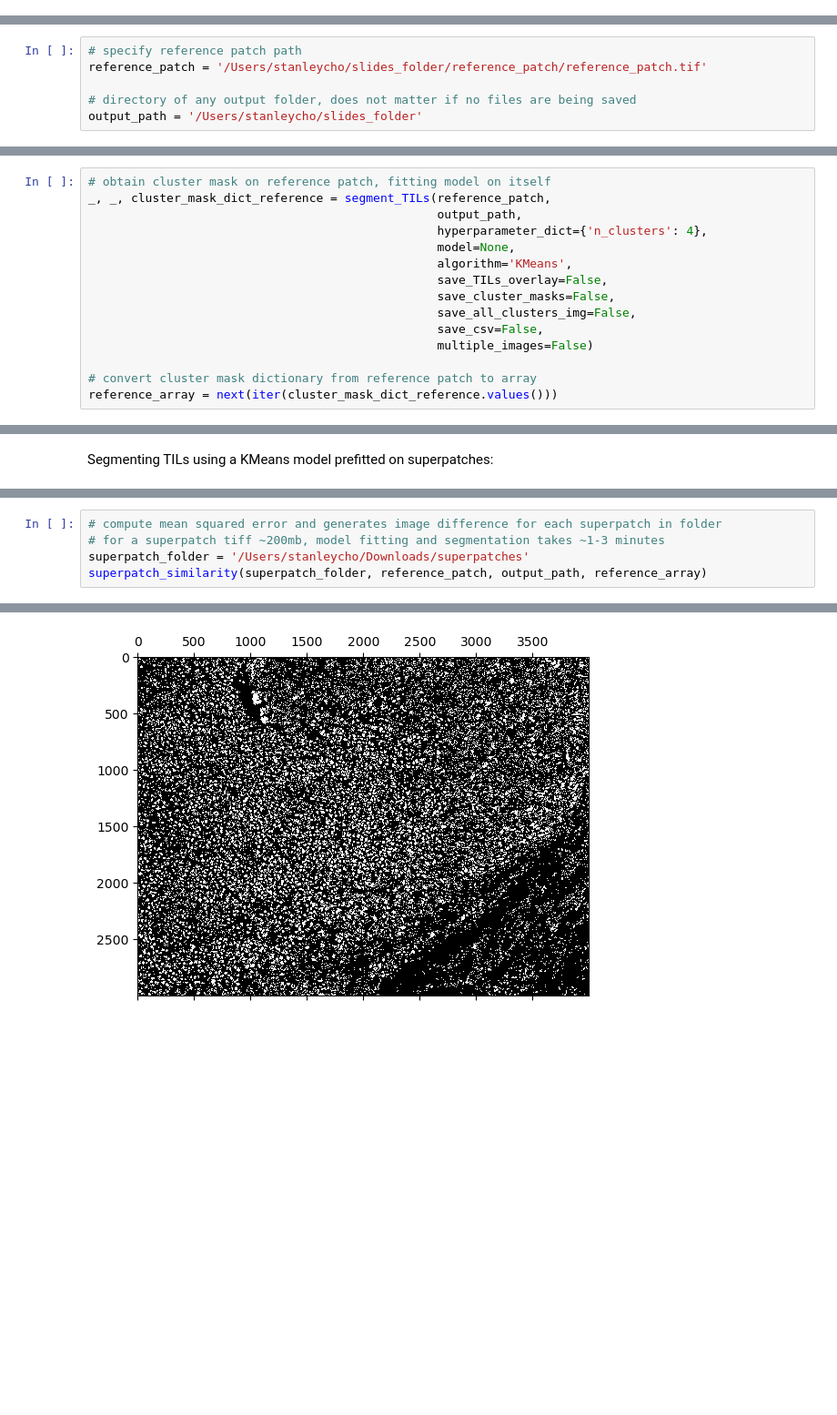
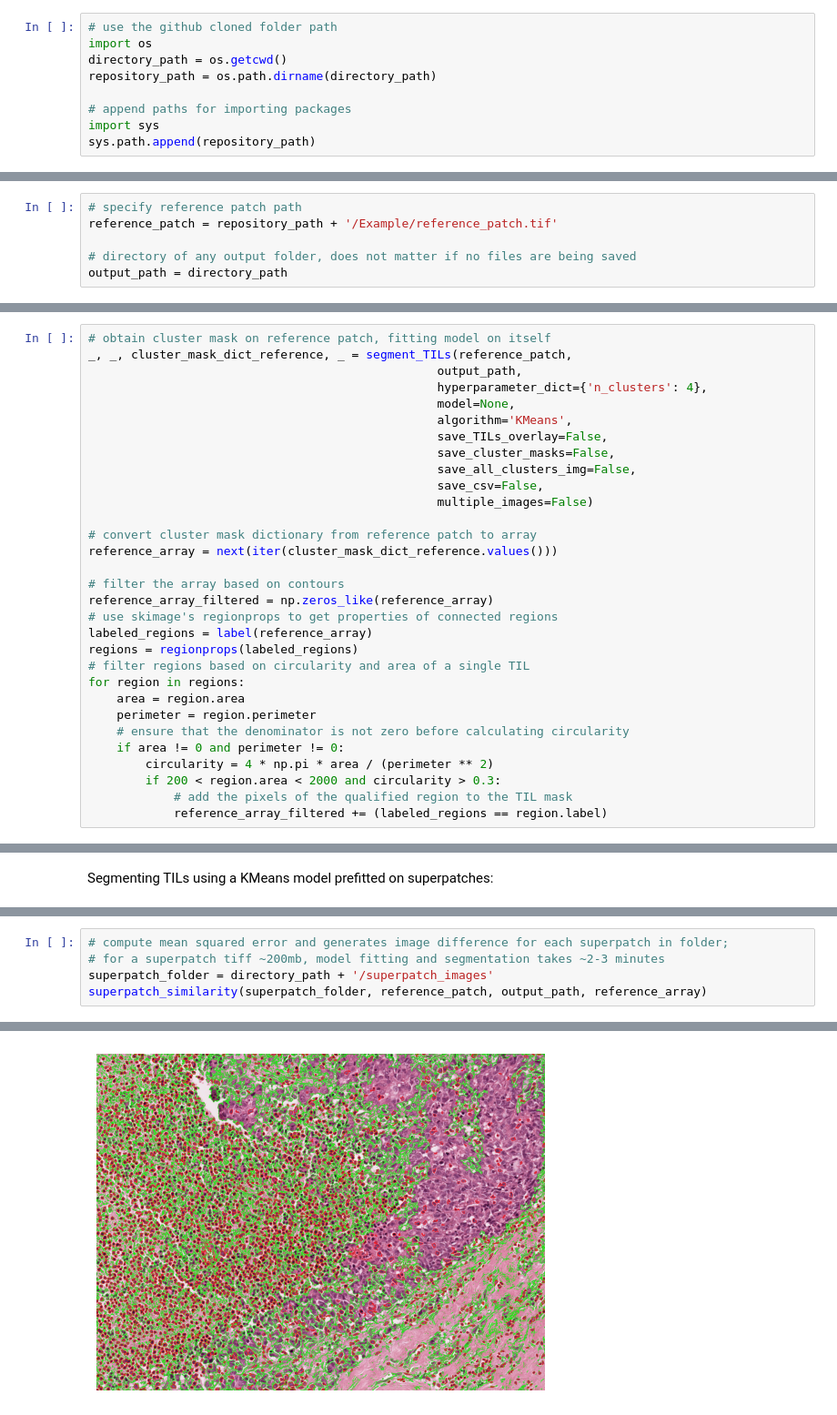
Before and after one commit to TILseg/TILseg, a Jupyter notebook: Example/similarity_use.ipynb, the cells around one changed output, grey strips where cells are left out. Shown at 91% size. Saved outputs shown, nothing was run; the diff lists cells and outputs as text; blank space fills up the shorter version.

Commit message:
fixed paths

```diff
--- a/Example/similarity_use.ipynb
+++ b/Example/similarity_use.ipynb
@@ -5,2 +5,11 @@ This part utilizes KMeans_superpatch_fit and segment_TILs from seg.py to segment
+# %%
+# use the github cloned folder path
+import os
+directory_path = os.getcwd()
+repository_path = os.path.dirname(directory_path)
+
+# append paths for importing packages
+import sys
+sys.path.append(repository_path)
 # %%
 # importing necessary functions
@@ -18,14 +52,14 @@ ImportError: cannot import name 'KMeans_superpatch_fit' from 'tilseg.seg' (/User
 # %%
 # specify reference patch path
-reference_patch = '/Users/stanleycho/slides_folder/reference_patch/reference_patch.tif'
+reference_patch = repository_path + '/Example/reference_patch.tif'
 
 # directory of any output folder, does not matter if no files are being saved
-output_path = '/Users/stanleycho/slides_folder'
+output_path = directory_path
 # %% [markdown]
 Segmenting TILs using a KMeans model fit and clustered/predicted on the same patch:
 # %%
 # obtain cluster mask on reference patch, fitting model on itself
-_, _, cluster_mask_dict_reference = segment_TILs(reference_patch,
+_, _, cluster_mask_dict_reference, _ = segment_TILs(reference_patch,
                                                  output_path,
                                                  hyperparameter_dict={'n_clusters': 4},
                                                  model=None,
@@ -38,3 +72,19 @@ _, _, cluster_mask_dict_reference = segment_TILs(reference_patch,
 
 # convert cluster mask dictionary from reference patch to array
 reference_array = next(iter(cluster_mask_dict_reference.values()))
+
+# filter the array based on contours
+reference_array_filtered = np.zeros_like(reference_array)
+# use skimage's regionprops to get properties of connected regions
+labeled_regions = label(reference_array)
+regions = regionprops(labeled_regions)
+# filter regions based on circularity and area of a single TIL
+for region in regions:
+    area = region.area
+    perimeter = region.perimeter
+    # ensure that the denominator is not zero before calculating circularity
+    if area != 0 and perimeter != 0:
+        circularity = 4 * np.pi * area / (perimeter ** 2)
+        if 200 < region.area < 2000 and circularity > 0.3:
+            # add the pixels of the qualified region to the TIL mask
+            reference_array_filtered += (labeled_regions == region.label)
@@ -53,6 +106,6 @@ Segmenting TILs using a KMeans model prefitted on superpatches:
 # %%
-# compute mean squared error and generates image difference for each superpatch in folder
-# for a superpatch tiff ~200mb, model fitting and segmentation takes ~1-3 minutes
-superpatch_folder = '/Users/stanleycho/Downloads/superpatches'
+# compute mean squared error and generates image difference for each superpatch in folder;
+# for a superpatch tiff ~200mb, model fitting and segmentation takes ~2-3 minutes
+superpatch_folder = directory_path + '/superpatch_images'
 superpatch_similarity(superpatch_folder, reference_patch, output_path, reference_array)
 # %% [output]
@@ -60 +113 @@ Mean squared error for superpatch superpatch15.tif: 0.215
-[figure, old version]
+[figure, new version]
```
Also changed, not shown: parts of 7 cells of this notebook.
